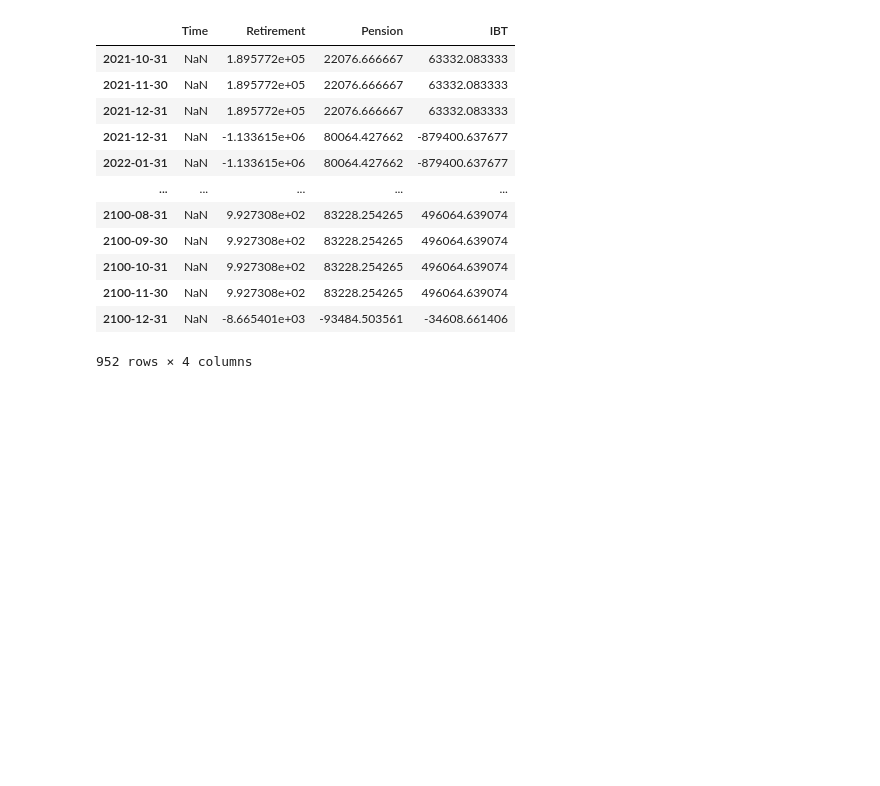
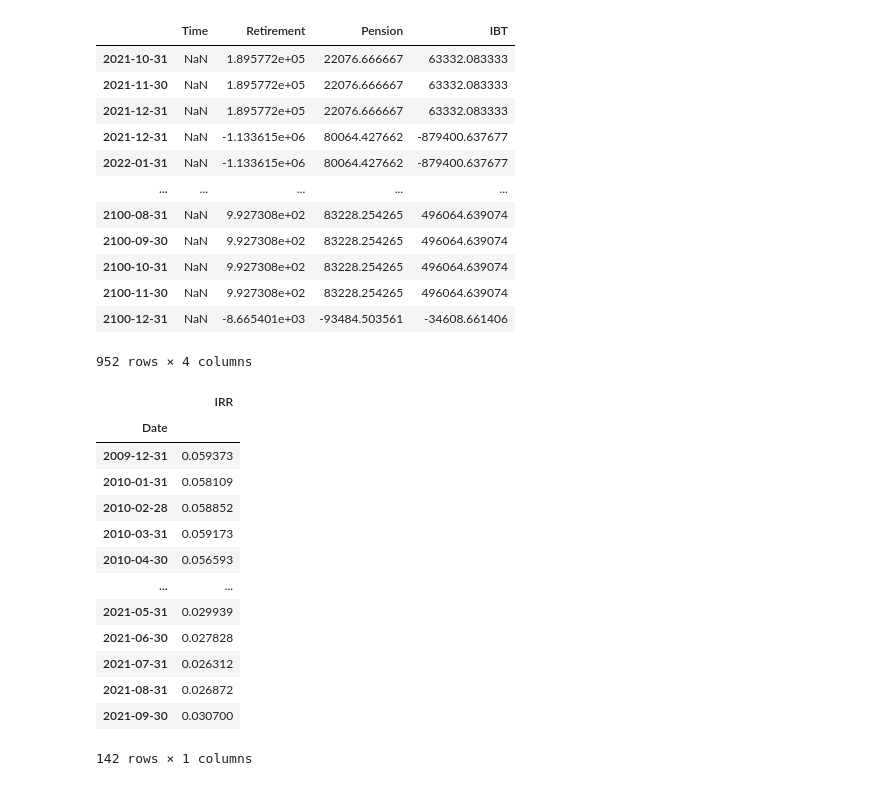
Before and after one commit to pforjoe/SAA, a Jupyter notebook: Liability Model.ipynb, the cells around one changed output. Saved outputs shown, nothing was run; the diff lists cells and outputs as text; code cells hidden in the pictures; blank space fills up the shorter version.

```diff
--- a/Liability Model.ipynb
+++ b/Liability Model.ipynb
@@ -1104,22 +1104,41 @@ df_PVFB
 # %%
 # IBT or Pension or Retirement
 # PLAN = 'IBT'
-# PLAN = 'Retirement'
-PLAN = 'Pension'
+PLAN = 'Retirement'
+# PLAN = 'Pension'
 
 
 mv_asset_dict = {'IBT':13203547316.24,
                 'Retirement':28189152287.09,
                 'Pension':11508277149.59}
 
 # % Probability of Sponsor Not Contributing Service Costs
-UPS_Contr_Pctg = 0.0
+UPS_Contr_Pctg = 0.00
 
 # Target Years to be "Fully Funded"
 Years_to_FF = 20
 
 # Target Fully Funded Ratio
 FF_FR = 1.05
+
+Plan_DR = pd.read_excel("UPS Pension - Historical Liability Data - 9.30.21.xlsx",sheet_name = PLAN ,skiprows = [0,1,2,3],usecols=[1,2], na_values=[""],index_col=0)
+#dataset.set_index('Year')
+Plan_DR
+# %% [output]
+|  | IRR |
+| Date |  |
+| 2009-12-31 | 0.059373 |
+| 2010-01-31 | 0.058109 |
+| 2010-02-28 | 0.058852 |
+| 2010-03-31 | 0.059173 |
+| 2010-04-30 | 0.056593 |
+| ... | ... |
+| 2021-05-31 | 0.029939 |
+| 2021-06-30 | 0.027828 |
+| 2021-07-31 | 0.026312 |
+| 2021-08-31 | 0.026872 |
+| 2021-09-30 | 0.030700 |
+142 rows × 1 columns
 # %%
 col_PVFB = df_PVFB.columns
 col_CF = df_CF.columns
```
Also changed, not shown: parts of 5 cells of this notebook.
